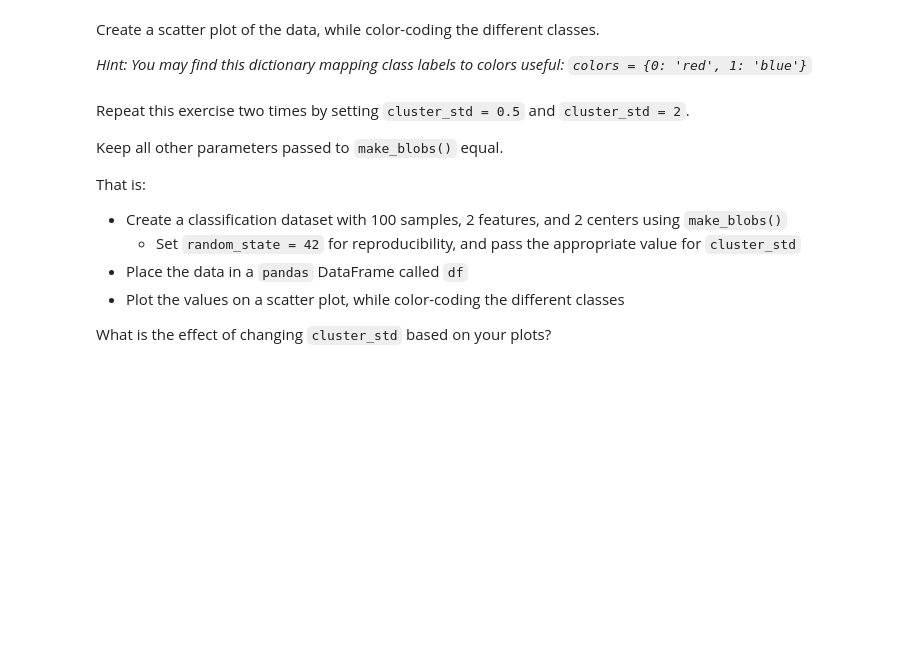
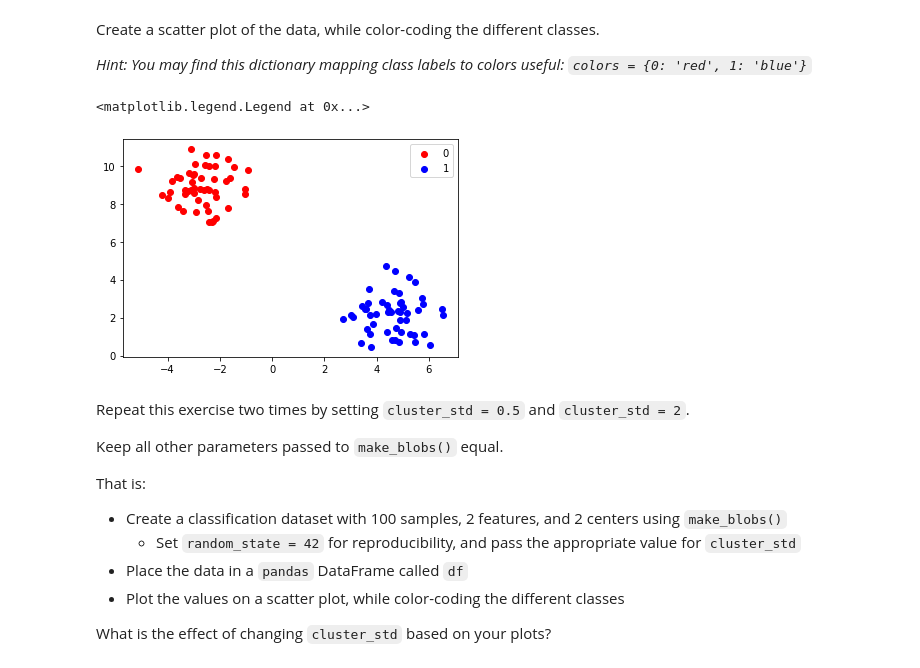
Before and after one commit to Marissa841/dsc-generating-data-lab, a Jupyter notebook: index.ipynb, the cells around one changed output. Drawn from its saved outputs; the diff is of its cells as text; code cells hidden in the pictures; blank space fills up the shorter version.

Commit message:
Update generating data lab

```diff
--- a/index.ipynb
+++ b/index.ipynb
@@ -21,4 +25,9 @@ _Hint: Here's a link to the documentation for_ [`make_blobs()`](https://scikit-l
+# %%
+X, y = make_blobs(n_samples=100, centers=2, n_features=2, random_state=42)
 # %% [markdown]
 Place the data in a `pandas` DataFrame called `df`, and inspect the first five rows of the data.
 
 _Hint: Your dataframe should have three columns in total, two for the features and one for the class label._
+# %%
+df = pd.DataFrame({'x1': X[:, 0], 'x2': X[:, 1], 'y': y})
+df.head()
@@ -34,3 +48,14 @@ _Hint: You may find this dictionary mapping class labels to colors useful:
+# %%
+# Your code here
+df_0 = df[df['y'] == 0]
+df_1 = df[df['y'] == 1]
+
+plt.scatter(df_0['x1'], df_0['x2'], color='red', label='0')
+plt.scatter(df_1['x1'], df_1['x2'], color='blue', label='1')
+plt.legend()
+# %% [output]
+<matplotlib.legend.Legend at 0x...>
+[figure, added]
 # %% [markdown]
 Repeat this exercise two times by setting `cluster_std = 0.5` and `cluster_std = 2`.
 
```
Also changed, not shown: parts of 15 cells of this notebook.
